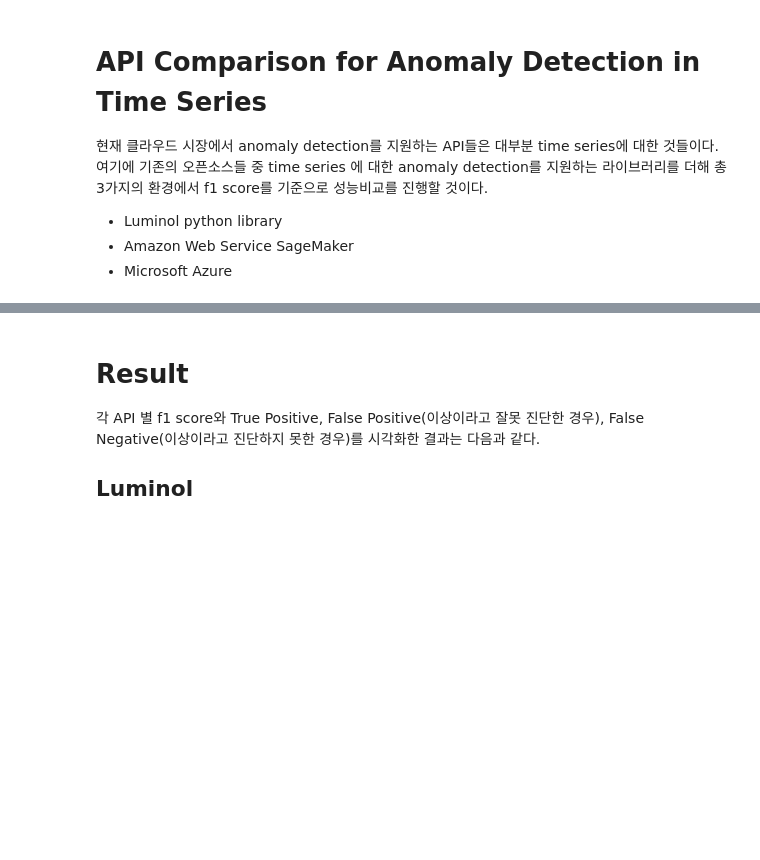
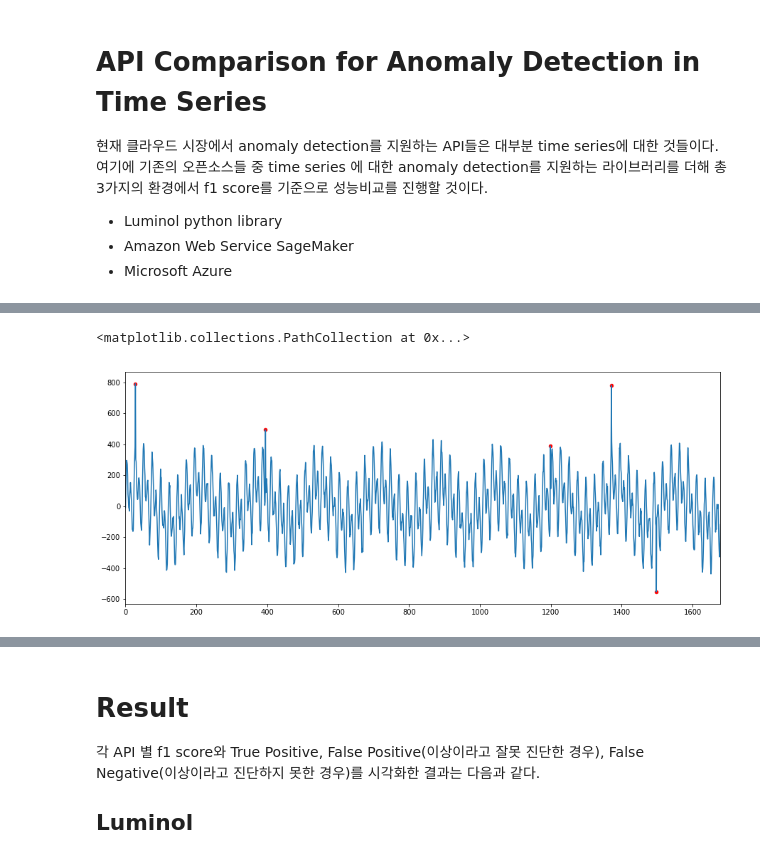
Before and after one commit to luvforsamoyed/AI-API-optimizer, a Jupyter notebook: overall_guide.ipynb, the cells around one changed output, grey strips where cells are left out. Drawn from its saved outputs; the diff is of its cells as text; code cells hidden in the pictures; blank space fills up the shorter version.

```diff
--- a/overall_guide.ipynb
+++ b/overall_guide.ipynb
@@ -136,0 +40,7 @@ ts = utils_.gen_time_idx(dtype = 'timestamp')
+# %%
+A3_['value'].plot(figsize=((15,6)))
+ano_a3 = A3_[A3_['anomaly'] == 1]
+plt.scatter(x=ano_a3.index, y=ano_a3['value'], c='red', s=20)
+# %% [output]
+<matplotlib.collections.PathCollection at 0x...>
+[figure, added]
```
Also changed, not shown: parts of 37 cells of this notebook, 3 other files.
